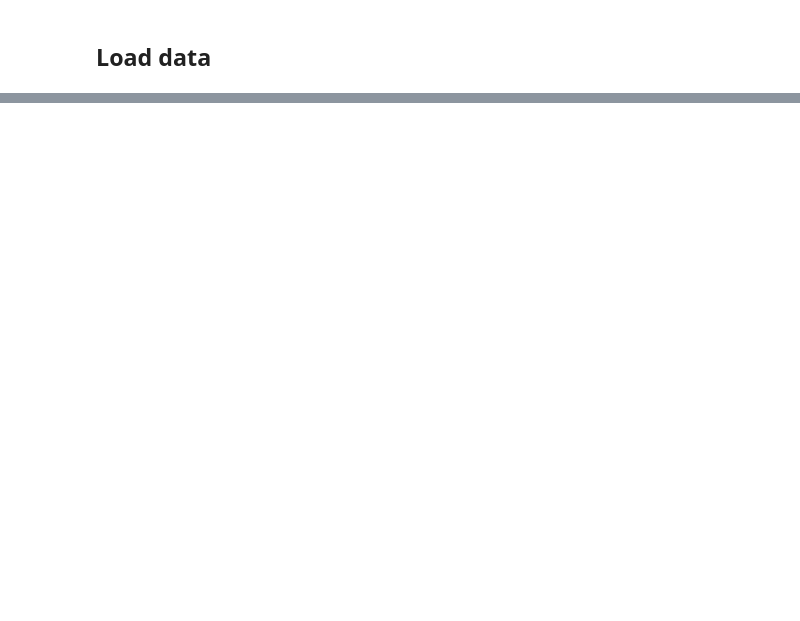
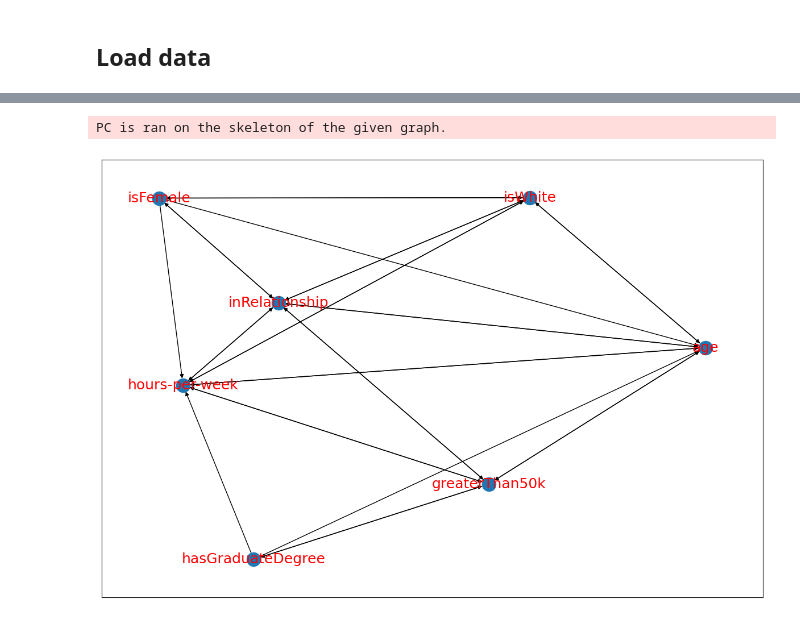
Before and after one commit to chunyagi/causality-learning, a Jupyter notebook: causal_discovery_example.ipynb, the cells around one changed output, grey strips where cells are left out. Saved outputs shown, nothing was run; the diff lists cells and outputs as text; code cells hidden in the pictures; blank space fills up the shorter version.

```diff
--- a/causal_discovery_example.ipynb
+++ b/causal_discovery_example.ipynb
@@ -90,0 +78,19 @@ PC is ran on the skeleton of the given graph.
+# %%
+# Initialise a pc model
+model_pc = cdt.causality.graph.PC()
+
+# Predict on the dataset and the skeleton
+graph_pc = model_pc.predict(df, skeleton)
+
+# Create a layout with fixed seed
+pos = nx.spring_layout(graph_pc, seed=42)
+
+# Plot the graph
+fig = plt.figure(figsize=(15, 10))
+nx.draw_networkx(graph_pc,
+                 pos=pos,
+                 font_size=18,
+                 font_color='r')
+# %% [output]
+PC is ran on the skeleton of the given graph.
+[figure, added]
```
Also changed, not shown: parts of 23 cells of this notebook, 2 other files.
